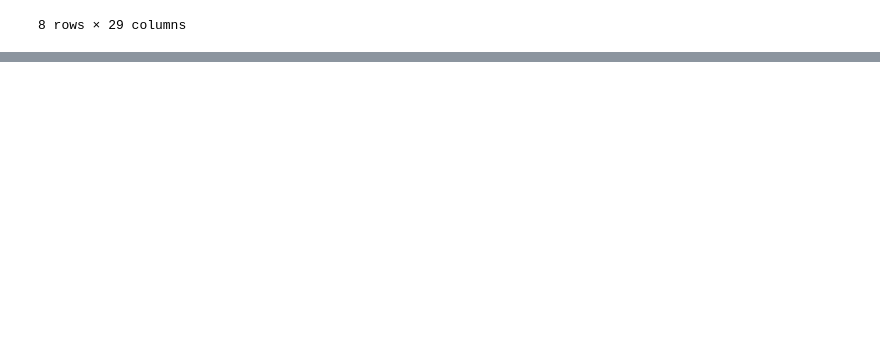
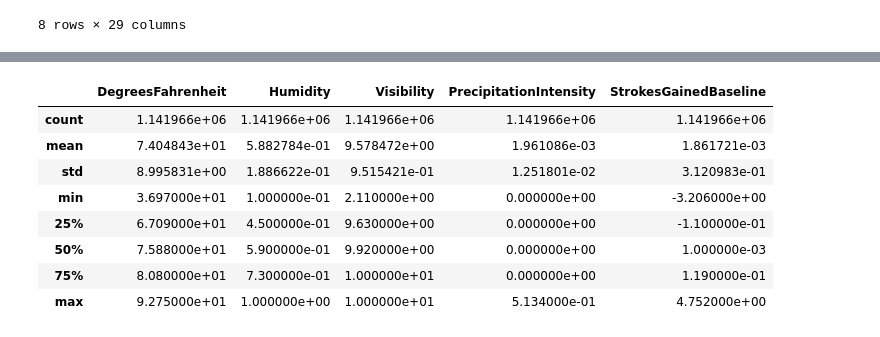
Before and after one commit to awfuldynne/golf_course_project, a Jupyter notebook: Examples/Analysis and Visualization.ipynb, the cells around one changed output, grey strips where cells are left out. Cells and saved outputs as stored; diff of their text form; code cells hidden in the pictures; blank space fills up the shorter version.

```diff
--- a/Examples/Analysis and Visualization.ipynb
+++ b/Examples/Analysis and Visualization.ipynb
@@ -69,0 +101,3 @@ df.describe()
+# %%
+dnew = d.dropna(axis=1, how='any')
+dnew.columns
@@ -69,0 +118,15 @@ df.describe()
+# %%
+col_for_model = ['Summary', 'DegreesFahrenheit', 'Humidity', 'Visibility', 'PrecipitationIntensity', 'StrokesGainedBaseline']
+df = dnew[col_for_model]
+df = df.dropna(axis=0, how='any')
+df.describe()
+# %% [output]
+|  | DegreesFahrenheit | Humidity | Visibility | PrecipitationIntensity | StrokesGainedBaseline |
+| count | 1.141966e+06 | 1.141966e+06 | 1.141966e+06 | 1.141966e+06 | 1.141966e+06 |
+| mean | 7.404843e+01 | 5.882784e-01 | 9.578472e+00 | 1.961086e-03 | 1.861721e-03 |
+| std | 8.995831e+00 | 1.886622e-01 | 9.515421e-01 | 1.251801e-02 | 3.120983e-01 |
+| min | 3.697000e+01 | 1.000000e-01 | 2.110000e+00 | 0.000000e+00 | -3.206000e+00 |
+| 25% | 6.709000e+01 | 4.500000e-01 | 9.630000e+00 | 0.000000e+00 | -1.100000e-01 |
+| 50% | 7.588000e+01 | 5.900000e-01 | 9.920000e+00 | 0.000000e+00 | 1.000000e-03 |
+| 75% | 8.080000e+01 | 7.300000e-01 | 1.000000e+01 | 0.000000e+00 | 1.190000e-01 |
+| max | 9.275000e+01 | 1.000000e+00 | 1.000000e+01 | 5.134000e-01 | 4.752000e+00 |
```
Also changed, not shown: parts of 9 cells of this notebook.
